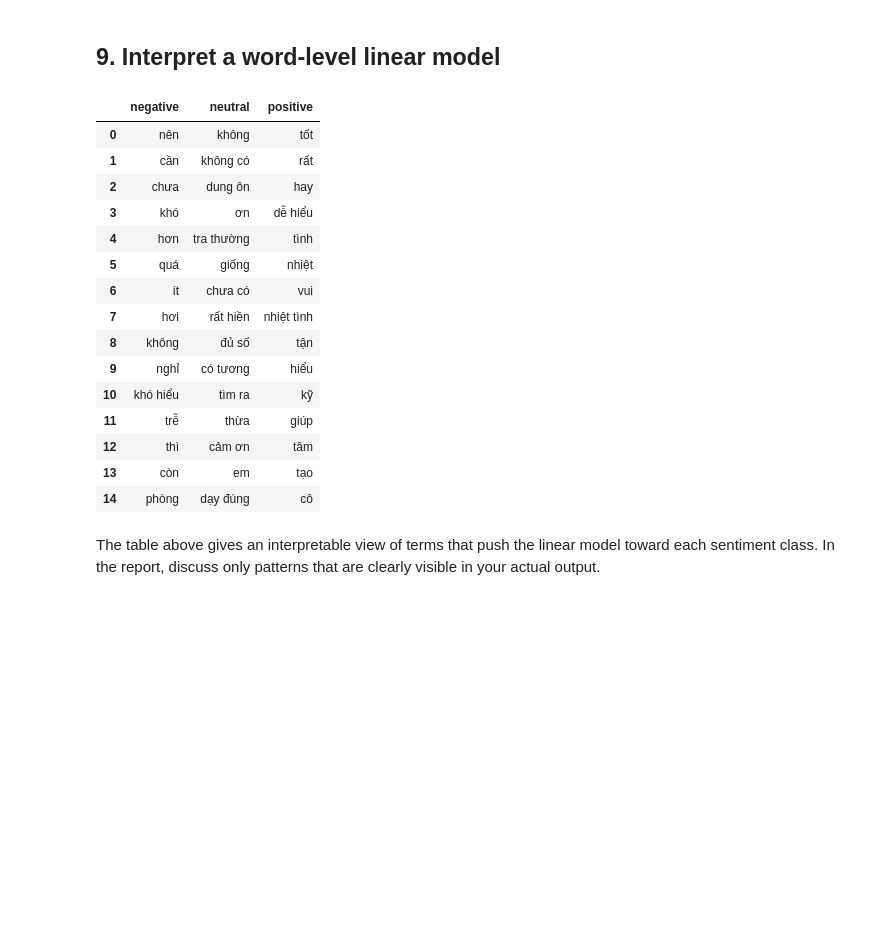
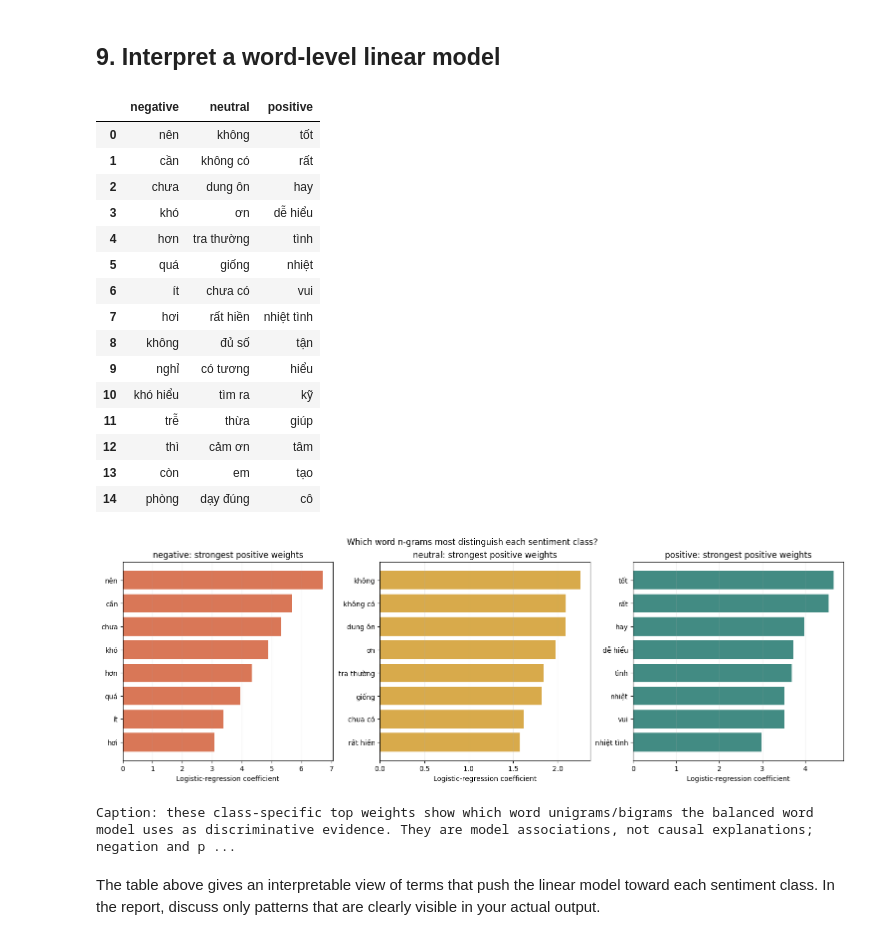
Before and after one commit to nguyenvanhau896/data-analysis-and-visualization, a Jupyter notebook: notebooks/text.ipynb, the cells around one changed output. Drawn from its saved outputs; the diff is of its cells as text; code cells hidden in the pictures; blank space fills up the shorter version.

```diff
--- a/notebooks/text.ipynb
+++ b/notebooks/text.ipynb
@@ -744,33 +876,46 @@ feature_names = np.array(vectorizer.get_feature_names_out())
 
 top_features = {}
 for class_index, class_name in enumerate(classifier.classes_):
     coef = classifier.coef_[class_index]
     top_idx = np.argsort(coef)[-15:][::-1]
     top_features[class_name] = feature_names[top_idx].tolist()
 
 top_features_df = pd.DataFrame({
     label: pd.Series(top_features.get(label, []))
     for label in LABEL_ORDER
 })
 
 display(top_features_df)
+
+# Plot strongest signed word/ngram weights for each class. Positive coefficients favor that class.
+fig, axes = plt.subplots(1, len(classifier.classes_), figsize=(15, 5), constrained_layout=True)
+for class_index, (ax, class_name) in enumerate(zip(axes, classifier.classes_)):
+    coef = classifier.coef_[class_index]
+    idx = np.argsort(coef)[-8:]
+    ax.barh(feature_names[idx], coef[idx], color=['#d97757', '#d8aa4b', '#428b83'][LABEL_ORDER.index(class_name)])
+    ax.set(title=f'{class_name}: strongest positive weights', xlabel='Logistic-regression coefficient'); ax.grid(axis='x', alpha=.2)
+fig.suptitle('Which word n-grams most distinguish each sentiment class?')
+plt.show()
+print('Caption: these class-specific top weights show which word unigrams/bigrams the balanced word model uses as discriminative evidence. They are model associations, not causal explanations; negation and phrase context can reverse a word’s apparent polarity.')
 # %% [output]
 |  | negative | neutral | positive |
 | 0 | nên | không | tốt |
 | 1 | cần | không có | rất |
 | 2 | chưa | dung ôn | hay |
 | 3 | khó | ơn | dễ hiểu |
 | 4 | hơn | tra thường | tình |
 | 5 | quá | giống | nhiệt |
 | 6 | ít | chưa có | vui |
 | 7 | hơi | rất hiền | nhiệt tình |
 | 8 | không | đủ số | tận |
 | 9 | nghỉ | có tương | hiểu |
 | 10 | khó hiểu | tìm ra | kỹ |
 | 11 | trễ | thừa | giúp |
 | 12 | thì | cảm ơn | tâm |
 | 13 | còn | em | tạo |
 | 14 | phòng | dạy đúng | cô |
+[figure, added]
+Caption: these class-specific top weights show which word unigrams/bigrams the balanced word model uses as discriminative evidence. They are model associations, not causal explanations; negation and p ...
 # %% [markdown]
 
 The table above gives an interpretable view of terms that push the linear model toward each sentiment class. In the report, discuss only patterns that are clearly visible in your actual output.
```
Also changed, not shown: parts of 13 cells of this notebook, 13 other files.
